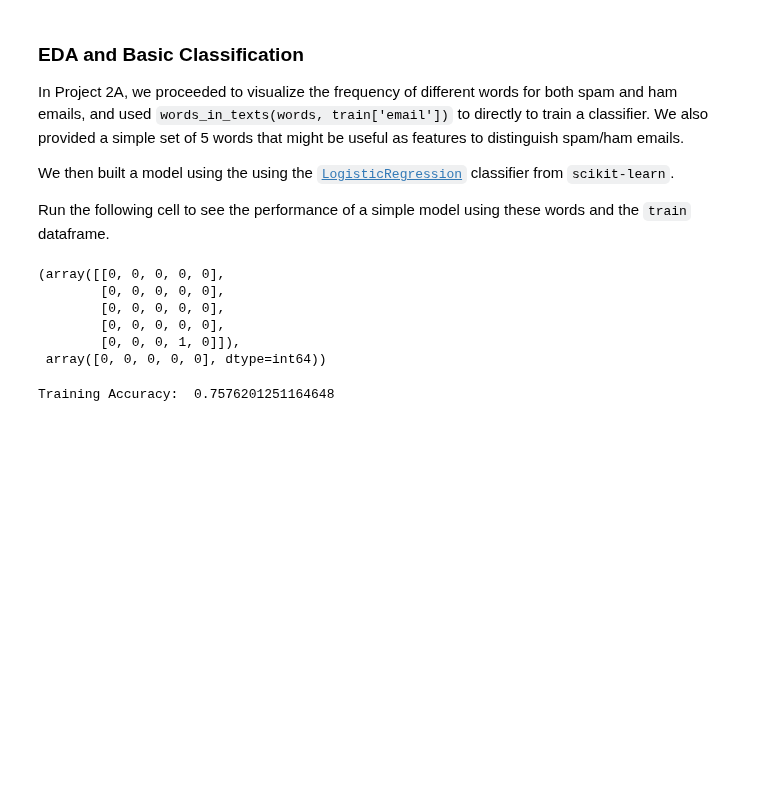
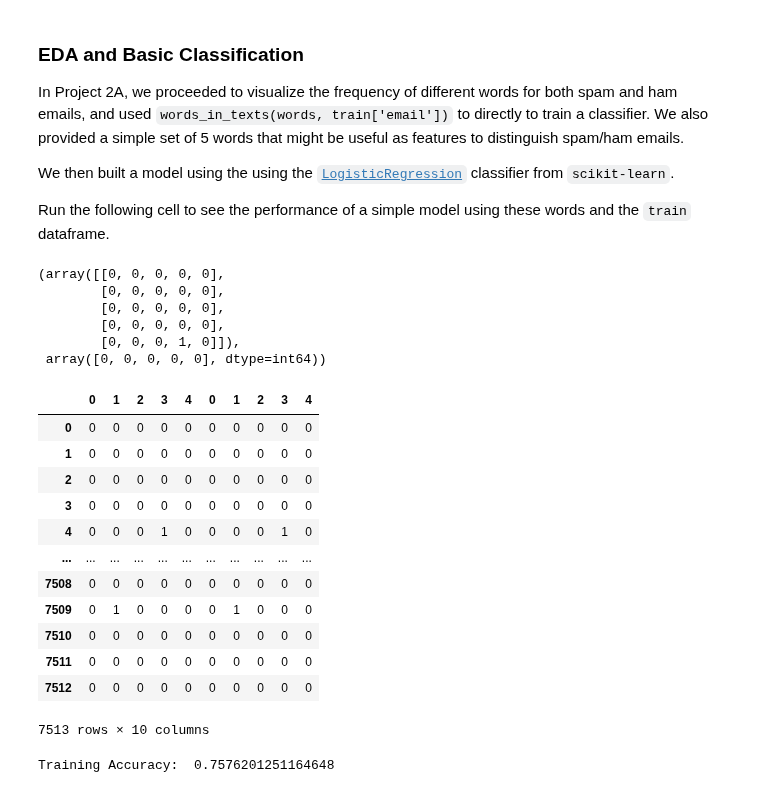
Before and after one commit to AliceRayLu/data-100-sp22, a Jupyter notebook: proj/proj2b/proj2b.ipynb, the cells around one changed output. Cells and saved outputs as stored; diff of their text form; code cells hidden in the pictures; blank space fills up the shorter version.

```diff
--- a/proj/proj2b/proj2b.ipynb
+++ b/proj/proj2b/proj2b.ipynb
@@ -180,6 +180,25 @@ X_train[:5], Y_train[:5]
         [0, 0, 0, 0, 0],
         [0, 0, 0, 1, 0]]),
  array([0, 0, 0, 0, 0], dtype=int64))
+# %%
+train_df = pd.DataFrame(X_train)
+train_df.head()
+copy_df = pd.DataFrame(X_train)
+pd.concat([copy_df,train_df],axis=1)
+# %% [output]
+|  | 0 | 1 | 2 | 3 | 4 | 0 | 1 | 2 | 3 | 4 |
+| 0 | 0 | 0 | 0 | 0 | 0 | 0 | 0 | 0 | 0 | 0 |
+| 1 | 0 | 0 | 0 | 0 | 0 | 0 | 0 | 0 | 0 | 0 |
+| 2 | 0 | 0 | 0 | 0 | 0 | 0 | 0 | 0 | 0 | 0 |
+| 3 | 0 | 0 | 0 | 0 | 0 | 0 | 0 | 0 | 0 | 0 |
+| 4 | 0 | 0 | 0 | 1 | 0 | 0 | 0 | 0 | 1 | 0 |
+| ... | ... | ... | ... | ... | ... | ... | ... | ... | ... | ... |
+| 7508 | 0 | 0 | 0 | 0 | 0 | 0 | 0 | 0 | 0 | 0 |
+| 7509 | 0 | 1 | 0 | 0 | 0 | 0 | 1 | 0 | 0 | 0 |
+| 7510 | 0 | 0 | 0 | 0 | 0 | 0 | 0 | 0 | 0 | 0 |
+| 7511 | 0 | 0 | 0 | 0 | 0 | 0 | 0 | 0 | 0 | 0 |
+| 7512 | 0 | 0 | 0 | 0 | 0 | 0 | 0 | 0 | 0 | 0 |
+7513 rows × 10 columns
 # %%
 from sklearn.linear_model import LogisticRegression
 
```
Also changed, not shown: parts of 13 cells of this notebook.
